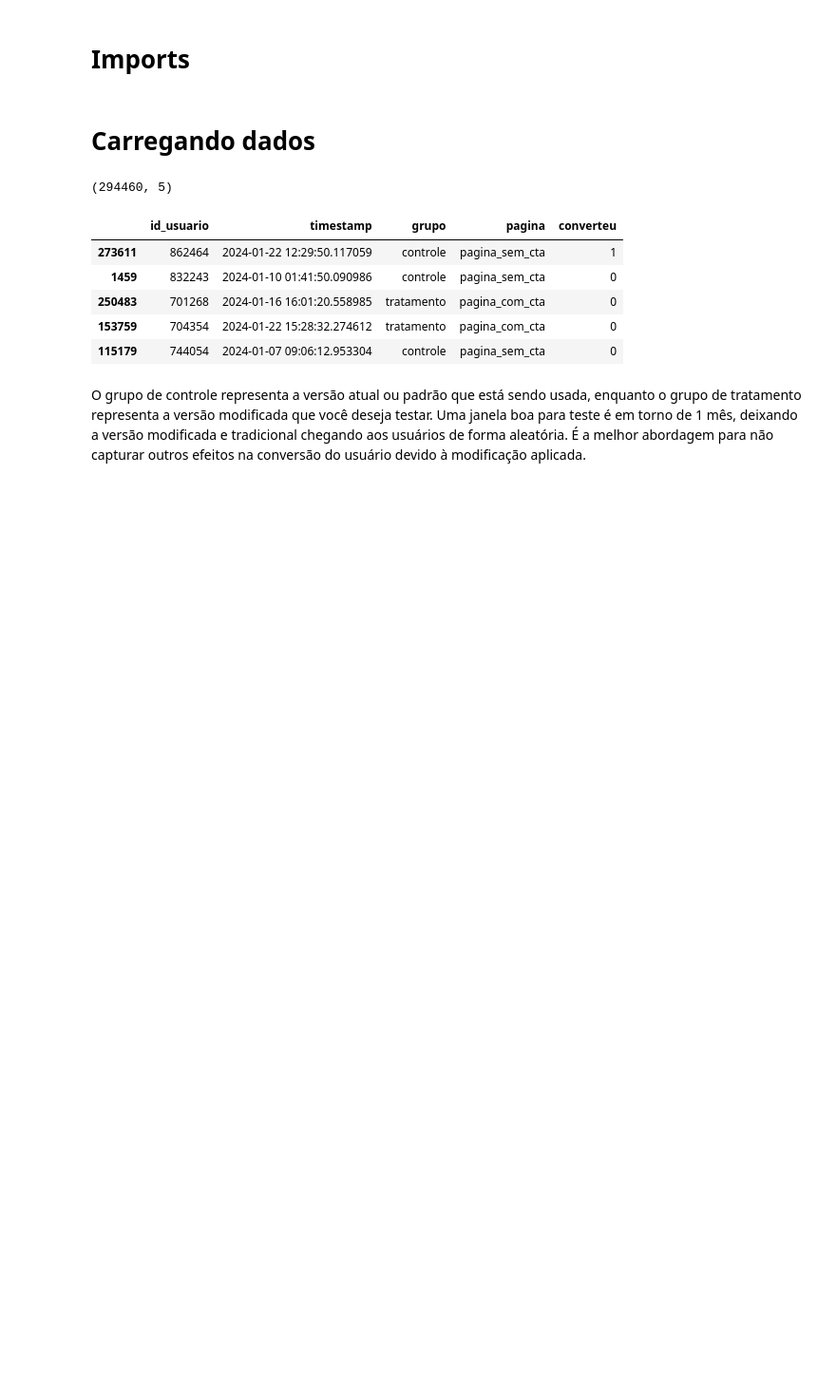
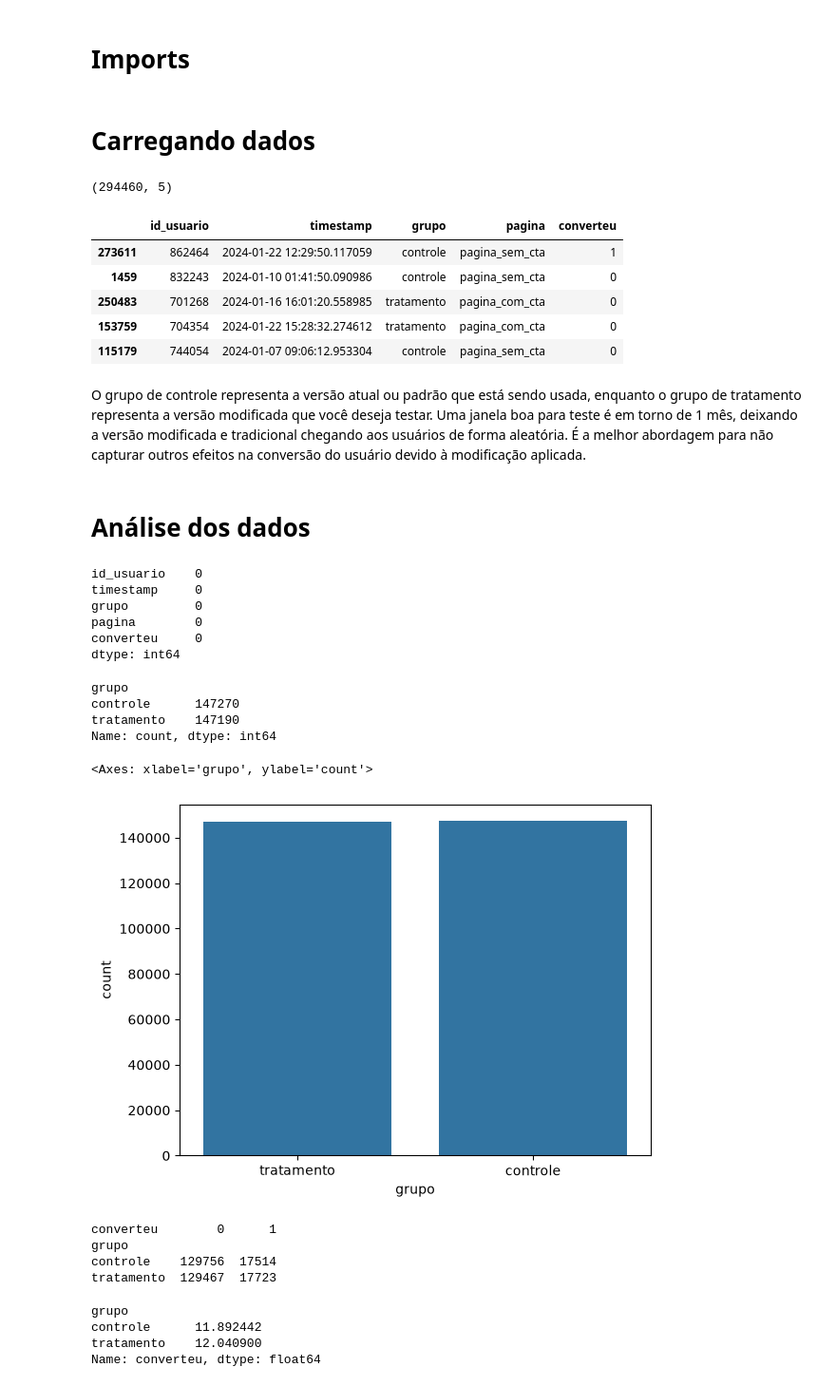
Before and after one commit to GuMauriz/ab_test_analysis, a Jupyter notebook: notebook.ipynb, the cells around one changed output. Shown at 95% size. Cells and saved outputs as stored; diff of their text form; code cells hidden in the pictures; blank space fills up the shorter version.

Commit message:
add exploratory data analysis

```diff
--- a/notebook.ipynb
+++ b/notebook.ipynb
@@ -32,3 +32,45 @@ data.sample(5)
 | 115179 | 744054 | 2024-01-07 09:06:12.953304 | controle | pagina_sem_cta | 0 |
 # %% [markdown]
 O grupo de controle representa a versão atual ou padrão que está sendo usada, enquanto o grupo de tratamento representa a versão modificada que você deseja testar. Uma janela boa para teste é em torno de 1 mês, deixando a versão modificada e tradicional chegando aos usuários de forma aleatória. É a melhor abordagem para não capturar outros efeitos na conversão do usuário devido à modificação aplicada.
+# %% [markdown]
+# Análise dos dados
+# %%
+# Verificando nulos
+print(data.isnull().sum())
+# %% [output]
+id_usuario    0
+timestamp     0
+grupo         0
+pagina        0
+converteu     0
+dtype: int64
+# %%
+# Distribuição dos grupos de controle e tratamento
+print(data['grupo'].value_counts())
+# %% [output]
+grupo
+controle      147270
+tratamento    147190
+Name: count, dtype: int64
+# %%
+sns.countplot(data=data, x='grupo')
+# %% [output]
+<Axes: xlabel='grupo', ylabel='count'>
+[figure, added]
+# %%
+# Verficando a taxa de conversão por grupo
+print(pd.crosstab(data["grupo"], data["converteu"]))
+# %% [output]
+converteu        0      1
+grupo
+controle    129756  17514
+tratamento  129467  17723
+# %%
+# Taxa de conversão por grupo em porcentagem
+conversion_rate = data.groupby('grupo')['converteu'].mean() * 100
+print(conversion_rate)
+# %% [output]
+grupo
+controle      11.892442
+tratamento    12.040900
+Name: converteu, dtype: float64
```
Also changed, not shown: parts of 8 cells of this notebook.
